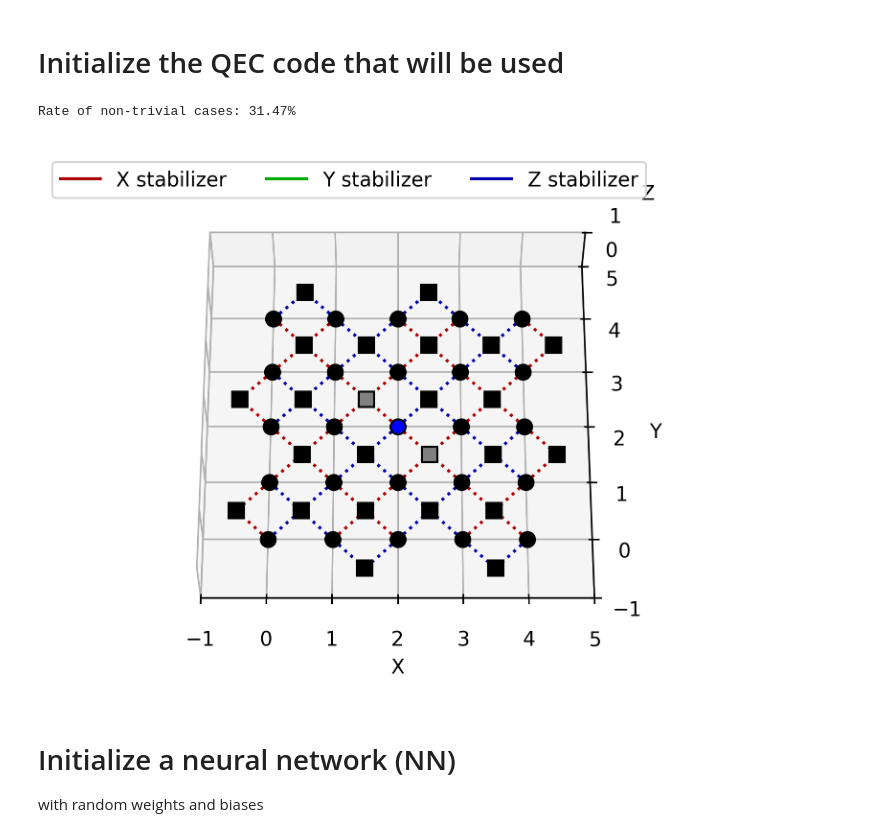
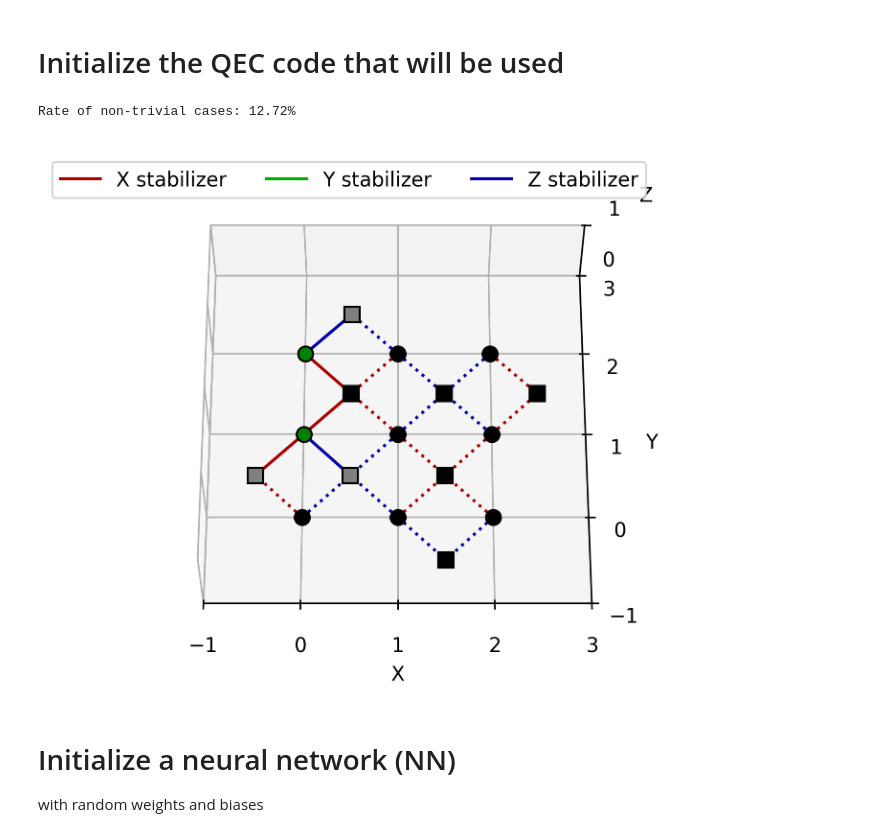
Before and after one commit to JuliusRye/QEC, a Jupyter notebook: testing/decoder.ipynb, the cells around one changed output. Cells and saved outputs as stored; diff of their text form; code cells hidden in the pictures.

```diff
--- a/testing/decoder.ipynb
+++ b/testing/decoder.ipynb
@@ -24,20 +24,20 @@ key = jax.random.key(42)
 # Initialize the QEC code that will be used
 # %%
 error_prob = [.005, .005, .005]
-code_distance = 5
+code_distance = 3
 
 subkey, key = jax.random.split(key)
 errors = jax_create_error_batch(*error_prob, size=code_distance**2, batch_size=1, key=subkey)
 
 qec = QEC(surface_code_data(d=code_distance))
 Mx, My, Mz = qec.transformation_matrix()
 nsq, ndq = Mx.shape
 qec.show(errors=errors[0]);
 
 print(f'Rate of non-trivial cases: {1-(1-sum(error_prob))**ndq:.2%}')
 # %% [output]
-Rate of non-trivial cases: 31.47%
+Rate of non-trivial cases: 12.72%
-[figure, old version]
+[figure, new version]
 # %% [markdown]
 # Initialize a neural network (NN)
 with random weights and biases
```
Also changed, not shown: parts of 1 cell of this notebook, 7 other files.
